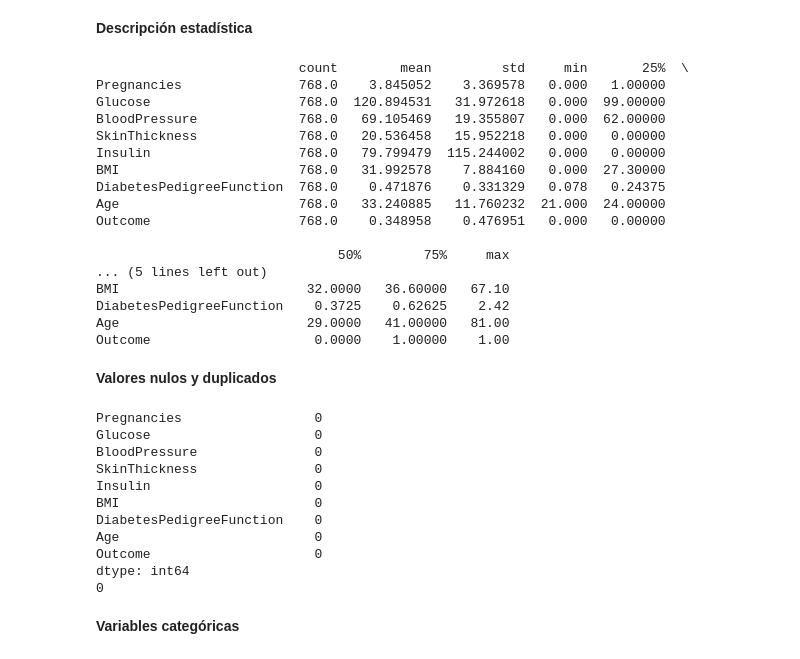
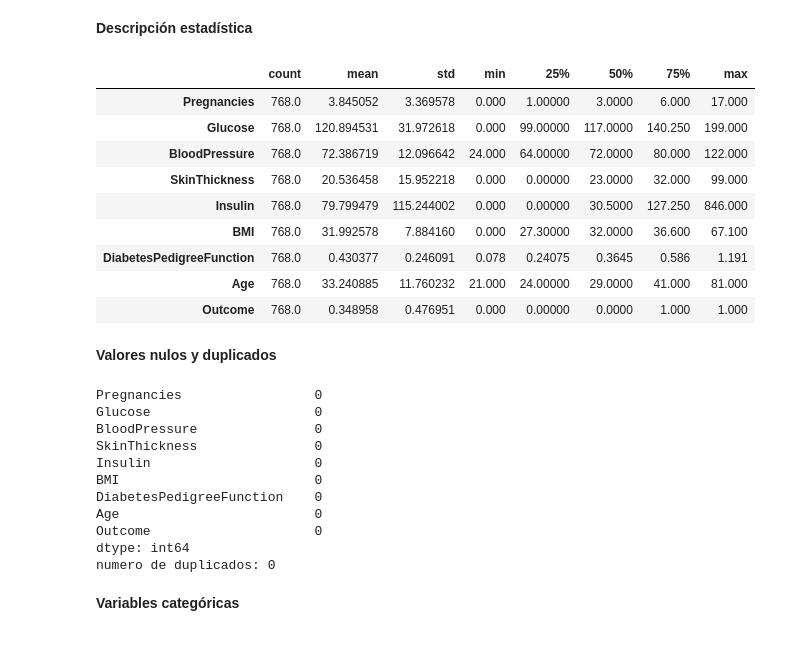
Before and after one commit to 4GeeksAcademy/infoasir20-primer-algoritmo, a Jupyter notebook: src/04-eda-decision-tree.ipynb, the cells around one changed output. Cells and saved outputs as stored; diff of their text form; code cells hidden in the pictures.

```diff
--- a/src/04-eda-decision-tree.ipynb
+++ b/src/04-eda-decision-tree.ipynb
@@ -62,30 +64,23 @@ None
 # %% [markdown]
 **Descripción estadística**
 # %%
-print(df.describe().T)  # Estadísticas de variables numéricas
+df.describe().T # Estadísticas de variables numéricas
 # %% [output]
-                          count        mean         std     min       25%  \
-Pregnancies               768.0    3.845052    3.369578   0.000   1.00000
-Glucose                   768.0  120.894531   31.972618   0.000  99.00000
-BloodPressure             768.0   69.105469   19.355807   0.000  62.00000
-SkinThickness             768.0   20.536458   15.952218   0.000   0.00000
-Insulin                   768.0   79.799479  115.244002   0.000   0.00000
-BMI                       768.0   31.992578    7.884160   0.000  27.30000
-DiabetesPedigreeFunction  768.0    0.471876    0.331329   0.078   0.24375
-Age                       768.0   33.240885   11.760232  21.000  24.00000
-Outcome                   768.0    0.348958    0.476951   0.000   0.00000
-
-                               50%        75%     max
-... (5 lines left out)
-BMI                        32.0000   36.60000   67.10
-DiabetesPedigreeFunction    0.3725    0.62625    2.42
-Age                        29.0000   41.00000   81.00
-Outcome                     0.0000    1.00000    1.00
+|  | count | mean | std | min | 25% | 50% | 75% | max |
+| Pregnancies | 768.0 | 3.845052 | 3.369578 | 0.000 | 1.00000 | 3.0000 | 6.000 | 17.000 |
+| Glucose | 768.0 | 120.894531 | 31.972618 | 0.000 | 99.00000 | 117.0000 | 140.250 | 199.000 |
+| BloodPressure | 768.0 | 72.386719 | 12.096642 | 24.000 | 64.00000 | 72.0000 | 80.000 | 122.000 |
+| SkinThickness | 768.0 | 20.536458 | 15.952218 | 0.000 | 0.00000 | 23.0000 | 32.000 | 99.000 |
+| Insulin | 768.0 | 79.799479 | 115.244002 | 0.000 | 0.00000 | 30.5000 | 127.250 | 846.000 |
+| BMI | 768.0 | 31.992578 | 7.884160 | 0.000 | 27.30000 | 32.0000 | 36.600 | 67.100 |
+| DiabetesPedigreeFunction | 768.0 | 0.430377 | 0.246091 | 0.078 | 0.24075 | 0.3645 | 0.586 | 1.191 |
+| Age | 768.0 | 33.240885 | 11.760232 | 21.000 | 24.00000 | 29.0000 | 41.000 | 81.000 |
+| Outcome | 768.0 | 0.348958 | 0.476951 | 0.000 | 0.00000 | 0.0000 | 1.000 | 1.000 |
 # %% [markdown]
 **Valores nulos y duplicados**
 # %%
 print(df.isnull().sum())      # Nulos por columna
-print(df.duplicated().sum())  # Filas duplicadas
+print(f"numero de duplicados: {df.duplicated().sum()}")  # Filas duplicadas
 # %% [output]
 Pregnancies                 0
 Glucose                     0
@@ -97,7 +92,7 @@ DiabetesPedigreeFunction    0
 Age                         0
 Outcome                     0
 dtype: int64
-0
+numero de duplicados: 0
 # %% [markdown]
 **Variables categóricas**
 # %%
```
Also changed, not shown: parts of 8 cells of this notebook, 4 other files.
